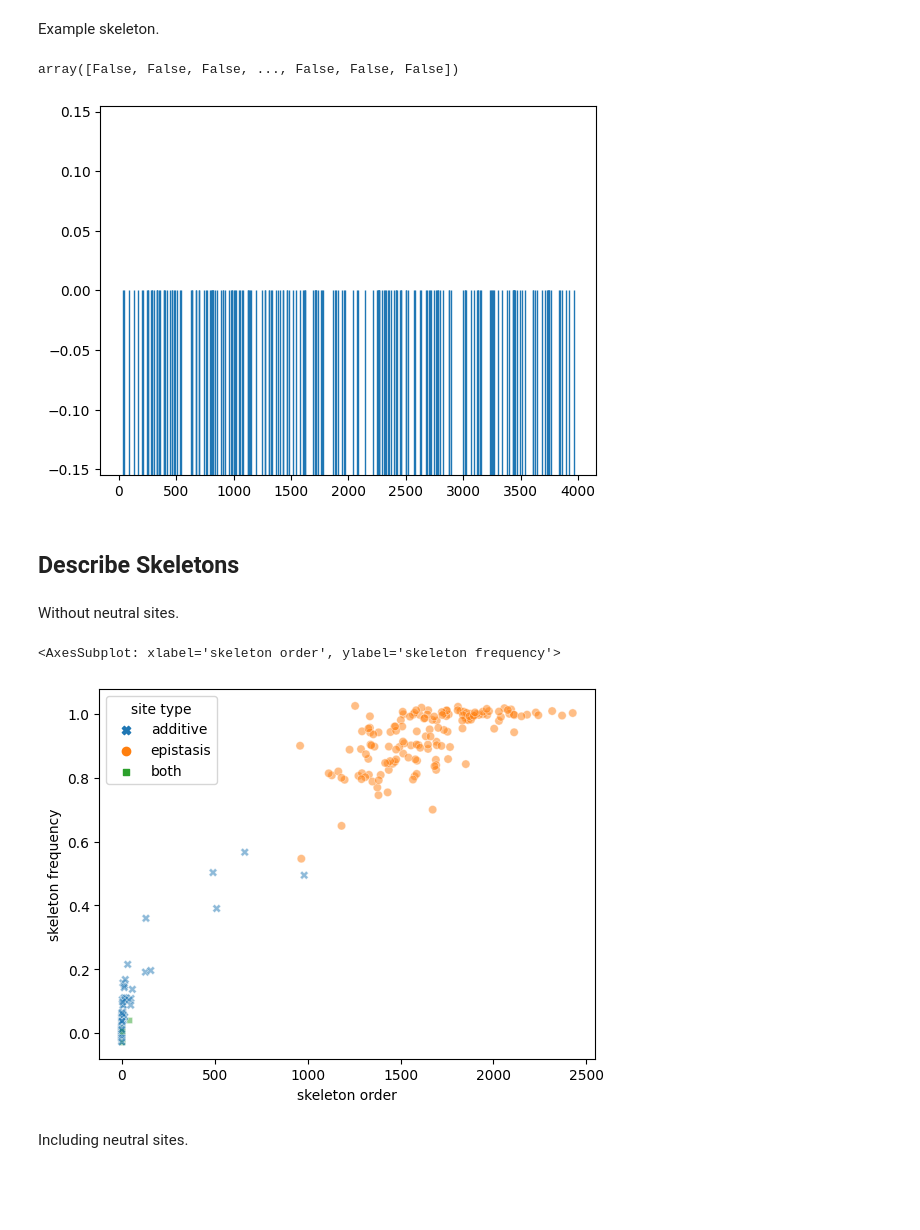
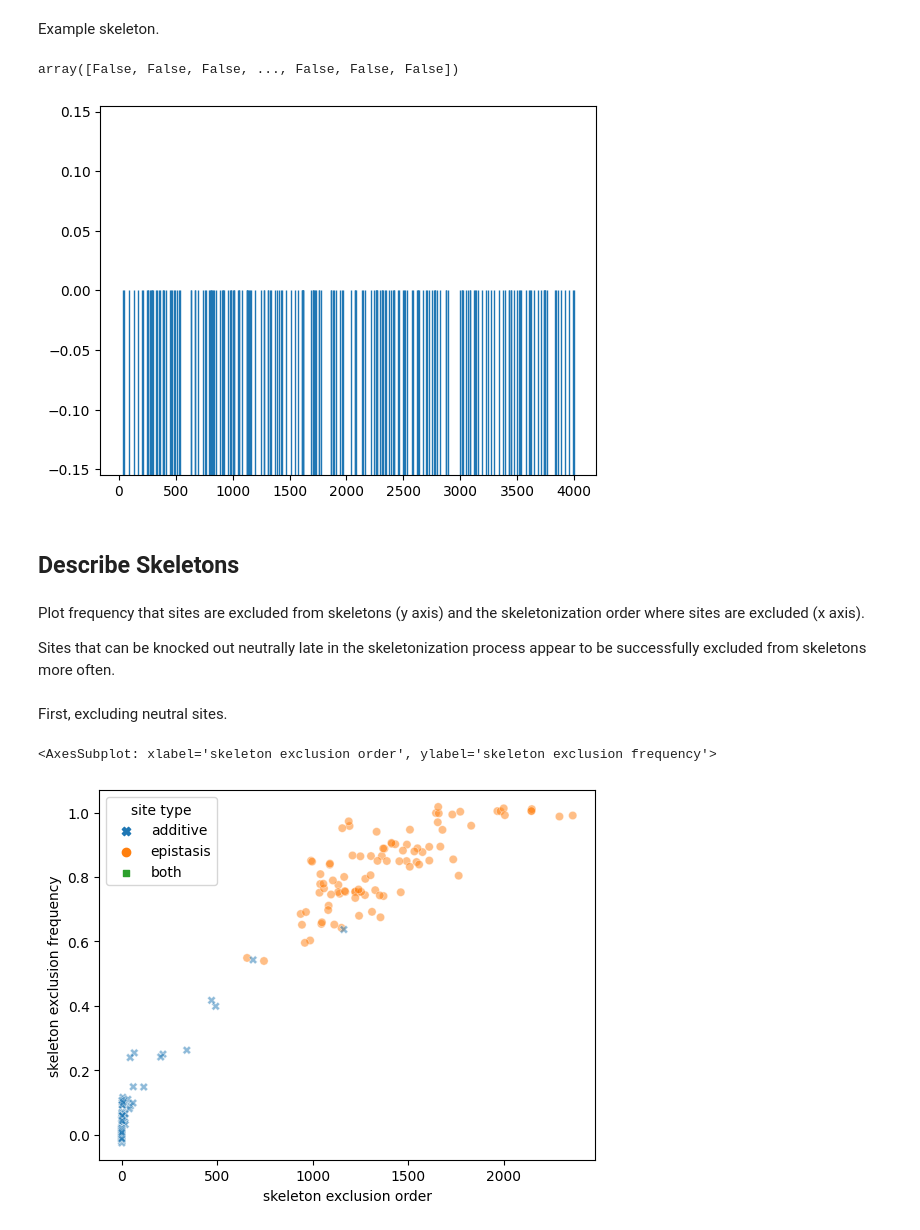
Before and after one commit to mmore500/cryptic-sequence-concept, a Jupyter notebook: explore_epistasis.ipynb, the cells around one changed output. Saved outputs shown, nothing was run; the diff lists cells and outputs as text; code cells hidden in the pictures; blank space fills up the shorter version.

```diff
--- a/explore_epistasis.ipynb
+++ b/explore_epistasis.ipynb
@@ -30,8 +61,8 @@ np.random.seed(1234)
 # %%
 num_sites = 4000
 distn = lambda x: np.random.rand(x) * 0.7  # mean effect size of 0.7 / 2
-additive_array = create_additive_array(num_sites, 0.05, distn)  # 50 sites
-epistasis_matrix = create_epistasis_matrix_disjoint(num_sites, 20, 8)
+additive_array = create_additive_array(num_sites, 0.05, distn)
+epistasis_matrix = create_epistasis_matrix_overlapping(num_sites, 20, 5)
 genome = GenomeExplicit(
     [
         CalcKnockoutEffectsAdditive(additive_array),
@@ -108,32 +146,34 @@ sns.rugplot(
 retained_sites
 # %% [output]
 array([False, False, False, ..., False, False, False])
-[figure, old version]
+[figure, new version]
 # %% [markdown]
 ## Describe Skeletons
+# %% [markdown]
+Plot frequency that sites are excluded from skeletons (y axis) and the skeletonization order where sites are excluded (x axis).
+
+Sites that can be knocked out neutrally late in the skeletonization process appear to be successfully excluded from skeletons more often.
 # %% [markdown]
-Without neutral sites.
+First, excluding neutral sites.
 # %%
 otst_patched.scatterplot(
     pd.DataFrame(
         {
-            "skeleton order": np.mean(skeletons, axis=0),
-            "skeleton frequency": jitter(
+            "skeleton exclusion order": np.mean(skeletons, axis=0),
+            "skeleton exclusion frequency": jitter(
                 np.mean(skeletons.astype(bool), axis=0),
                 amount=0.01,
             ),
             "site type": df_genome["site type"],
         },
     ),
-    x="skeleton order",
-    y="skeleton frequency",
+    x="skeleton exclusion order",
+    y="skeleton exclusion frequency",
     hue="site type",
     style="site type",
     hue_order=["additive", "epistasis", "both"],
     alpha=0.5,
 )
 # %% [output]
-<AxesSubplot: xlabel='skeleton order', ylabel='skeleton frequency'>
+<AxesSubplot: xlabel='skeleton exclusion order', ylabel='skeleton exclusion frequency'>
-[figure, old version]
+[figure, new version]
-# %% [markdown]
-Including neutral sites.
```
Also changed, not shown: parts of 27 cells of this notebook, 4 other files.
